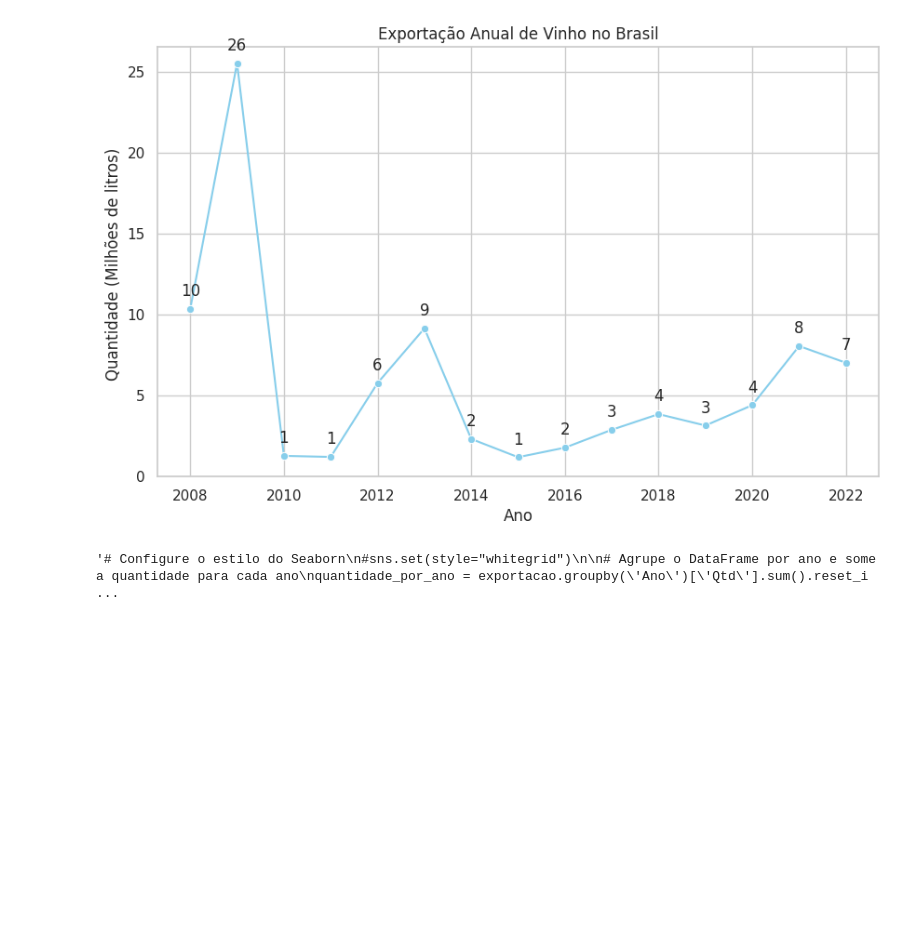
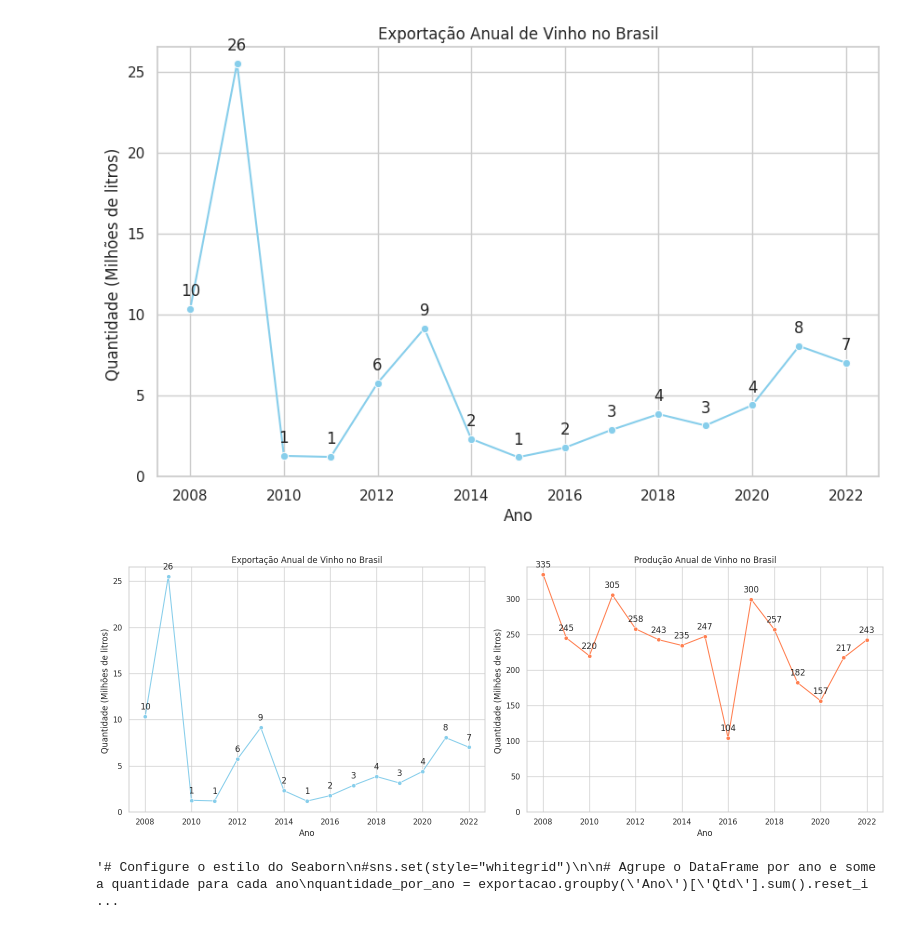
Before and after one commit to VivianeCorreia/Tech-Challenge, a Jupyter notebook: 2_challenge.ipynb, the cells around one changed output. Cells and saved outputs as stored; diff of their text form; code cells hidden in the pictures; blank space fills up the shorter version.

```diff
--- a/2_challenge.ipynb
+++ b/2_challenge.ipynb
@@ -665,6 +665,70 @@ plt.ylabel('Quantidade (Milhões de litros) ')
 plt.show()
 # %% [output]
 [figure]
+# %%
+
+
+# Suponha que você tenha um DataFrame para exportação e produção de vinho
+# DataFrame df_exportacao e df_producao
+
+# Configure o estilo do Seaborn
+sns.set(style="whitegrid")
+
+# Crie uma figura com dois subplots (1 linha, 2 colunas)
+fig, (ax1, ax2) = plt.subplots(1, 2, figsize=(16, 6))
+
+sns.lineplot(data=quantidade_por_ano, x='Ano', y='Qtd', marker='o', color='skyblue', ax=ax1)
+
+max_value_exportacao = quantidade_por_ano['Qtd'].max()
+ax1.set_ylim(0, max_value_exportacao + 1000000)  # Ajuste o valor 1000000 conforme necessário
+
+formatter = FuncFormatter(lambda x, _: '{:,.0f}'.format(x / 1000_000))
+ax1.yaxis.set_major_formatter(formatter)
+
+for i in range(len(quantidade_por_ano)):
+    ax1.annotate(f'{quantidade_por_ano["Qtd"].iloc[i] / 1000000:.0f}',
+                 (quantidade_por_ano["Ano"].iloc[i], quantidade_por_ano["Qtd"].iloc[i]),
+                 textcoords="offset points", xytext=(0, 10), ha='center')
+
+ax1.set_title('Exportação Anual de Vinho no Brasil')
+ax1.set_xlabel('Ano')
+ax1.set_ylabel('Quantidade (Milhões de litros) ')
+
+# Plot do gráfico de produção
+
+
+sns.lineplot(data=quantidade_total_por_ano, x='Ano', y='Qtd', marker='o', color='coral', ax=ax2)
+
+max_value_producao = quantidade_total_por_ano['Qtd'].max()
+
+
+# Defina o limite mínimo como zero e adicione um espaço acima
+plt.ylim(0, max_value + 1000_000_0)  # Ajuste o valor 10000 conforme necessário
+
+# Formate o eixo y para exibir números em milhões
+def millions(x, pos):
+    return '{:.0f}'.format(x / 1000_000)
+
+formatter = FuncFormatter(millions)
+plt.gca().yaxis.set_major_formatter(formatter)
+
+# Adicione rótulos com os valores de cada ponto sem o "M"
+for i in range(len(quantidade_total_por_ano)):
+    plt.annotate(f'{quantidade_total_por_ano["Qtd"].iloc[i] / 1000000:.0f}',
+                 (quantidade_total_por_ano["Ano"].iloc[i], quantidade_total_por_ano["Qtd"].iloc[i]),
+                 textcoords="offset points", xytext=(0,10), ha='center')
+
+ax2.set_title('Produção Anual de Vinho no Brasil')
+ax2.set_xlabel('Ano')
+ax2.set_ylabel('Quantidade (Milhões de litros) ')
+
+# Ajuste o layout dos gráficos
+plt.tight_layout()
+
+# Exiba os gráficos
+plt.show()
+# %% [output]
+[figure, added]
 # %%
 '''# Configure o estilo do Seaborn
 #sns.set(style="whitegrid")
```
